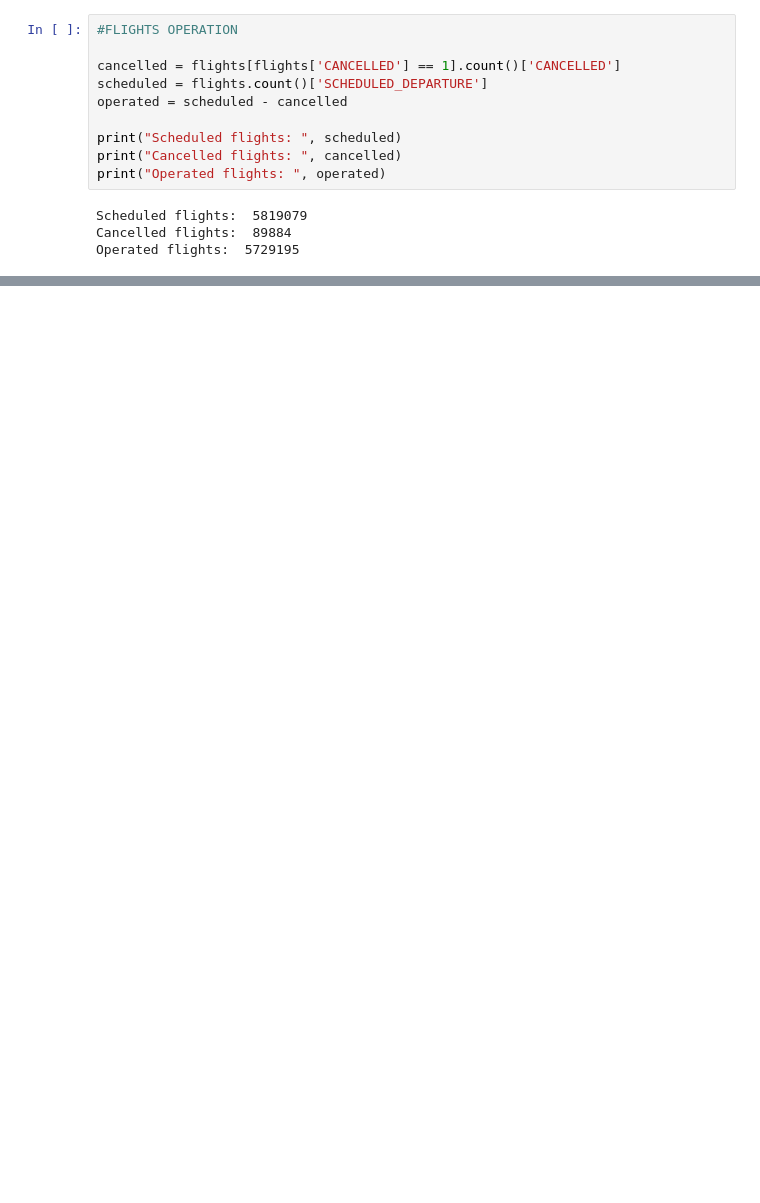
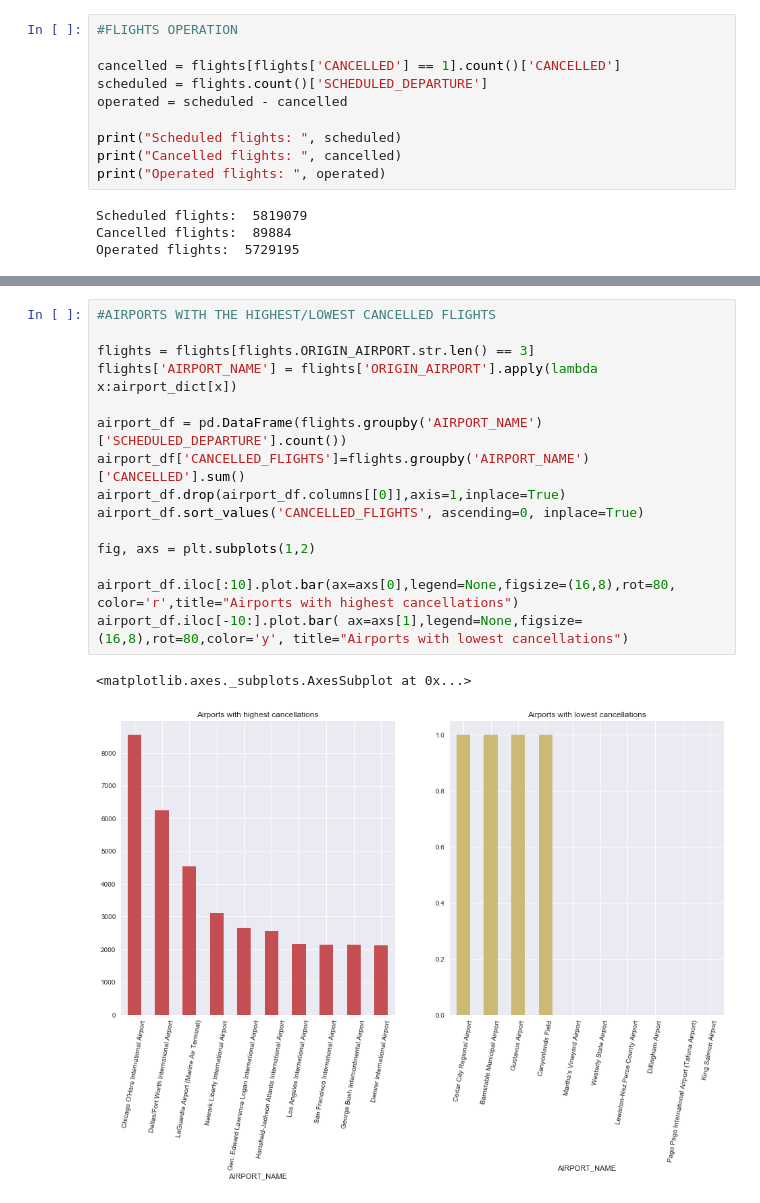
Before and after one commit to jts550/Flight-Delays-DSGA-1007, a Jupyter notebook: Flight_Data.ipynb, the cells around one changed output, grey strips where cells are left out. Drawn from its saved outputs; the diff is of its cells as text; blank space fills up the shorter version.

Commit message:
add airport model

```diff
--- a/Flight_Data.ipynb
+++ b/Flight_Data.ipynb
@@ -119,0 +136,18 @@ plt.show()
+# %%
+#AIRPORTS WITH THE HIGHEST/LOWEST CANCELLED FLIGHTS
+
+flights = flights[flights.ORIGIN_AIRPORT.str.len() == 3]
+flights['AIRPORT_NAME'] = flights['ORIGIN_AIRPORT'].apply(lambda x:airport_dict[x])
+
+airport_df = pd.DataFrame(flights.groupby('AIRPORT_NAME')['SCHEDULED_DEPARTURE'].count())
+airport_df['CANCELLED_FLIGHTS']=flights.groupby('AIRPORT_NAME')['CANCELLED'].sum()
+airport_df.drop(airport_df.columns[[0]],axis=1,inplace=True)
+airport_df.sort_values('CANCELLED_FLIGHTS', ascending=0, inplace=True)
+
+fig, axs = plt.subplots(1,2)
+
+airport_df.iloc[:10].plot.bar(ax=axs[0],legend=None,figsize=(16,8),rot=80, color='r',title="Airports with highest cancellations")
+airport_df.iloc[-10:].plot.bar( ax=axs[1],legend=None,figsize=(16,8),rot=80,color='y', title="Airports with lowest cancellations")
+# %% [output]
+<matplotlib.axes._subplots.AxesSubplot at 0x...>
+[figure, added]
```
Also changed, not shown: parts of 8 cells of this notebook.
